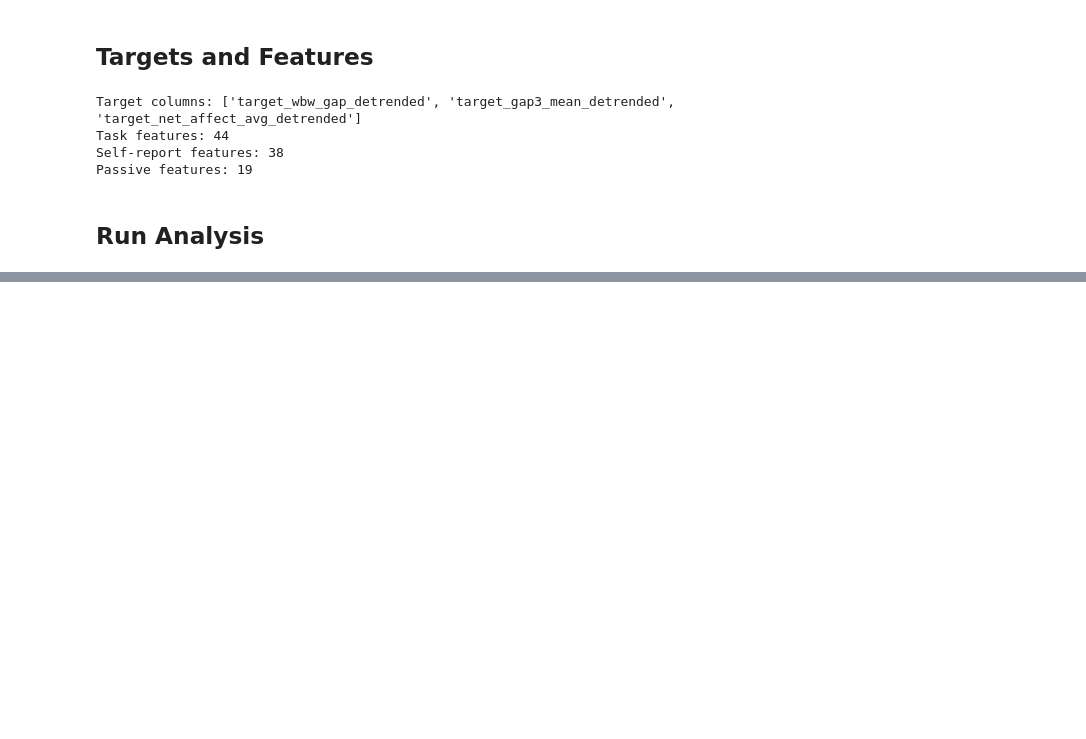
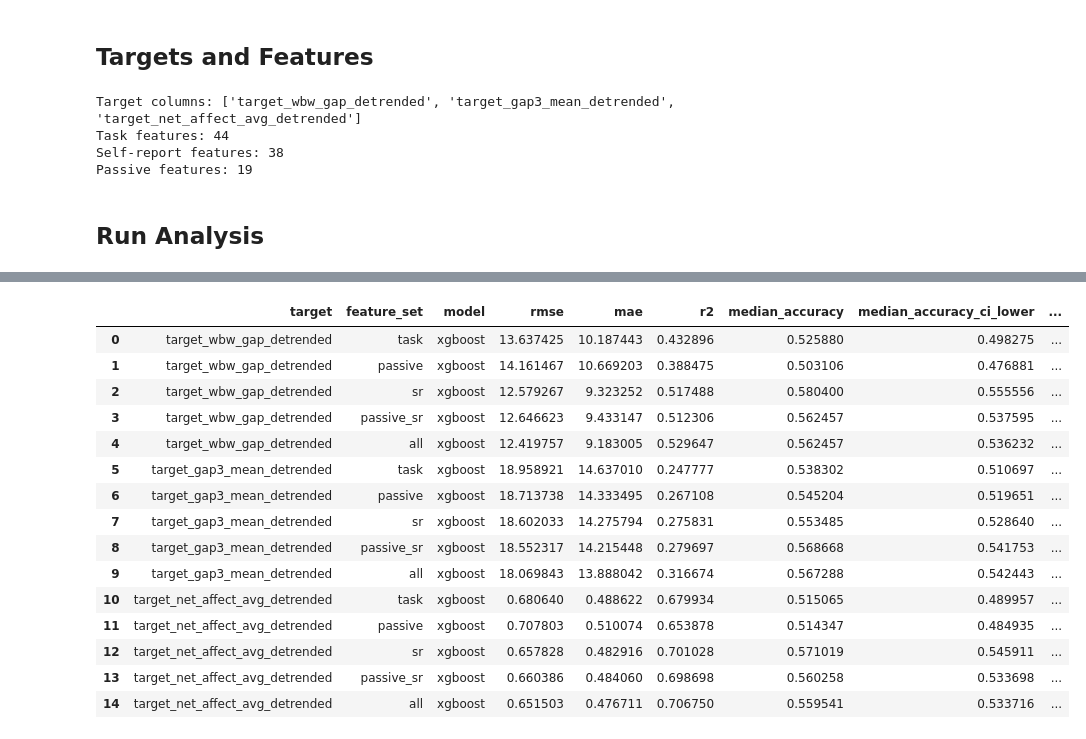
Before and after one commit to danieljwilson/3_3_experience_sampling, a Jupyter notebook: 3_3_3_data_analysis/02_analysis/Models/07_model_iteration.ipynb, the cells around one changed output, grey strips where cells are left out. Drawn from its saved outputs; the diff is of its cells as text; code cells hidden in the pictures; blank space fills up the shorter version.

```diff
--- a/3_3_3_data_analysis/02_analysis/Models/07_model_iteration.ipynb
+++ b/3_3_3_data_analysis/02_analysis/Models/07_model_iteration.ipynb
@@ -2742,3 +2816,22 @@ def create_summary_dataframe(results):
 if results:
     summary_df = create_summary_dataframe(results)
     summary_df.to_csv('model_comparison_results.csv', index=False)
+# %%
+summary_df
+# %% [output]
+|  | target | feature_set | model | rmse | mae | r2 | median_accuracy | median_accuracy_ci_lower | ... |
+| 0 | target_wbw_gap_detrended | task | xgboost | 13.637425 | 10.187443 | 0.432896 | 0.525880 | 0.498275 | ... |
+| 1 | target_wbw_gap_detrended | passive | xgboost | 14.161467 | 10.669203 | 0.388475 | 0.503106 | 0.476881 | ... |
+| 2 | target_wbw_gap_detrended | sr | xgboost | 12.579267 | 9.323252 | 0.517488 | 0.580400 | 0.555556 | ... |
+| 3 | target_wbw_gap_detrended | passive_sr | xgboost | 12.646623 | 9.433147 | 0.512306 | 0.562457 | 0.537595 | ... |
+| 4 | target_wbw_gap_detrended | all | xgboost | 12.419757 | 9.183005 | 0.529647 | 0.562457 | 0.536232 | ... |
+| 5 | target_gap3_mean_detrended | task | xgboost | 18.958921 | 14.637010 | 0.247777 | 0.538302 | 0.510697 | ... |
+| 6 | target_gap3_mean_detrended | passive | xgboost | 18.713738 | 14.333495 | 0.267108 | 0.545204 | 0.519651 | ... |
+| 7 | target_gap3_mean_detrended | sr | xgboost | 18.602033 | 14.275794 | 0.275831 | 0.553485 | 0.528640 | ... |
+| 8 | target_gap3_mean_detrended | passive_sr | xgboost | 18.552317 | 14.215448 | 0.279697 | 0.568668 | 0.541753 | ... |
+| 9 | target_gap3_mean_detrended | all | xgboost | 18.069843 | 13.888042 | 0.316674 | 0.567288 | 0.542443 | ... |
+| 10 | target_net_affect_avg_detrended | task | xgboost | 0.680640 | 0.488622 | 0.679934 | 0.515065 | 0.489957 | ... |
+| 11 | target_net_affect_avg_detrended | passive | xgboost | 0.707803 | 0.510074 | 0.653878 | 0.514347 | 0.484935 | ... |
+| 12 | target_net_affect_avg_detrended | sr | xgboost | 0.657828 | 0.482916 | 0.701028 | 0.571019 | 0.545911 | ... |
+| 13 | target_net_affect_avg_detrended | passive_sr | xgboost | 0.660386 | 0.484060 | 0.698698 | 0.560258 | 0.533698 | ... |
+| 14 | target_net_affect_avg_detrended | all | xgboost | 0.651503 | 0.476711 | 0.706750 | 0.559541 | 0.533716 | ... |
```
Also changed, not shown: parts of 1 cell of this notebook, 2 other files.
